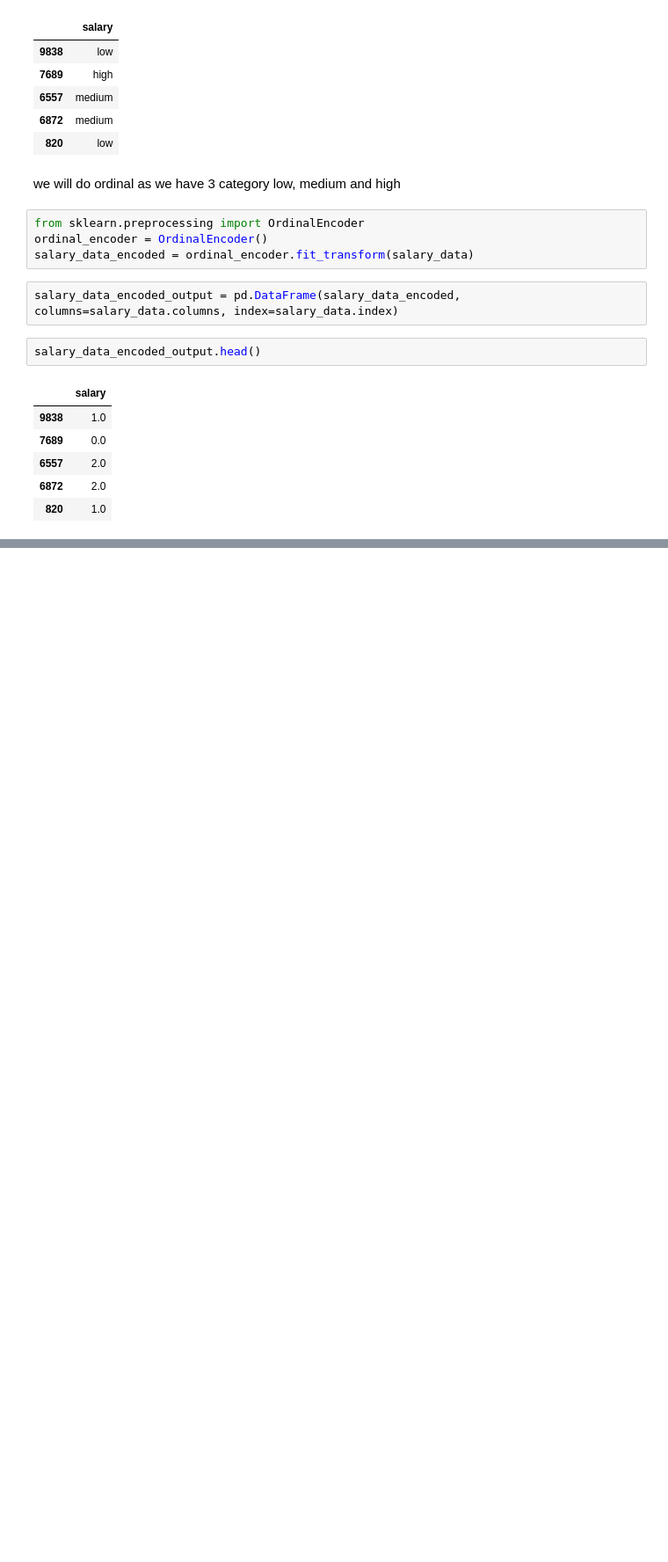
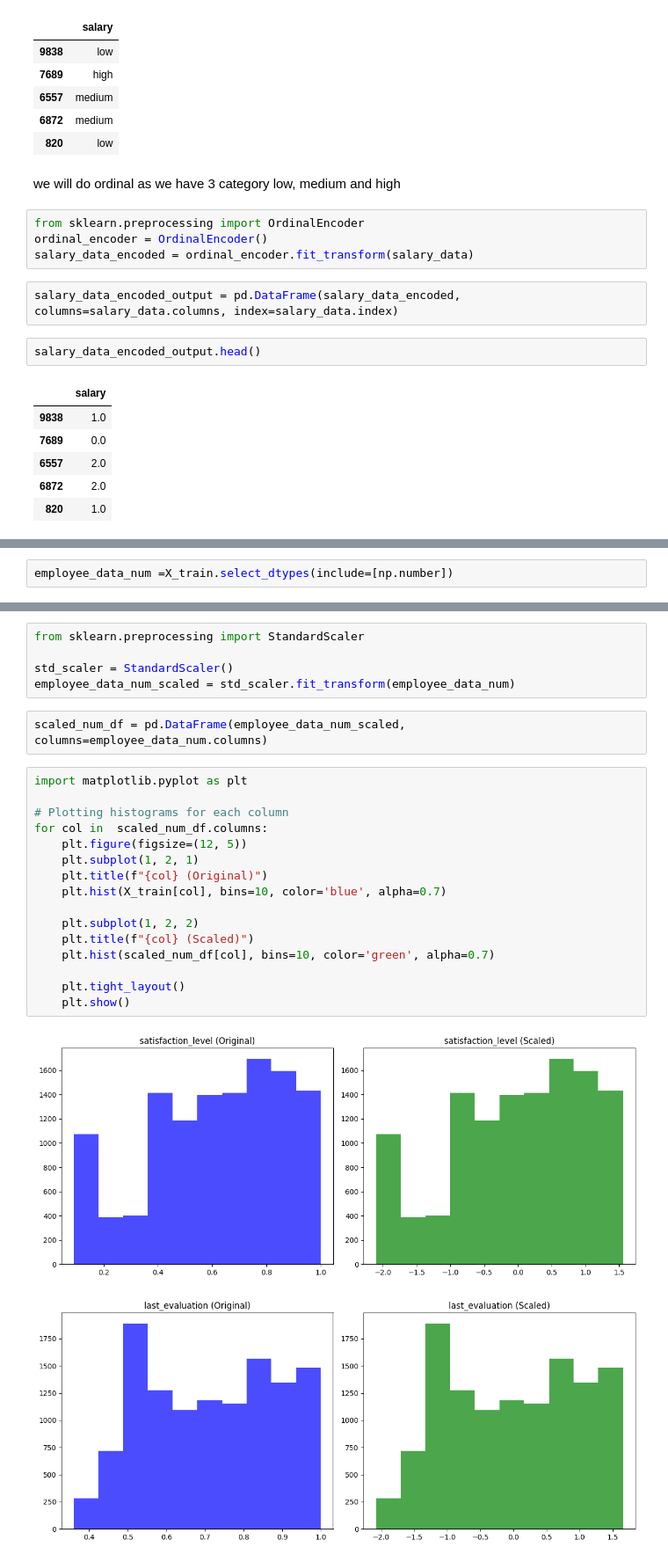
Before and after one commit to ebythomas23/Employee_Turnover_Prediction, a Jupyter notebook: notebooks/01_end_to_end.ipynb, the cells around one changed output, grey strips where cells are left out. Shown at 88% size. Cells and saved outputs as stored; diff of their text form; blank space fills up the shorter version.

```diff
--- a/notebooks/01_end_to_end.ipynb
+++ b/notebooks/01_end_to_end.ipynb
@@ -162,0 +189,2 @@ numeric attributes  we need to do scaling
+# %%
+employee_data_num =X_train.select_dtypes(include=[np.number])
@@ -162,0 +200,26 @@ numeric attributes  we need to do scaling
+# %%
+from sklearn.preprocessing import StandardScaler
+
+std_scaler = StandardScaler()
+employee_data_num_scaled = std_scaler.fit_transform(employee_data_num)
+# %%
+scaled_num_df = pd.DataFrame(employee_data_num_scaled, columns=employee_data_num.columns)
+# %%
+import matplotlib.pyplot as plt
+
+# Plotting histograms for each column
+for col in  scaled_num_df.columns:
+    plt.figure(figsize=(12, 5))
+    plt.subplot(1, 2, 1)
+    plt.title(f"{col} (Original)")
+    plt.hist(X_train[col], bins=10, color='blue', alpha=0.7)
+
+    plt.subplot(1, 2, 2)
+    plt.title(f"{col} (Scaled)")
+    plt.hist(scaled_num_df[col], bins=10, color='green', alpha=0.7)
+
+    plt.tight_layout()
+    plt.show()
+# %% [output]
+[figure, added]
+[figure, added]
```
Also changed, not shown: parts of 49 cells of this notebook.
